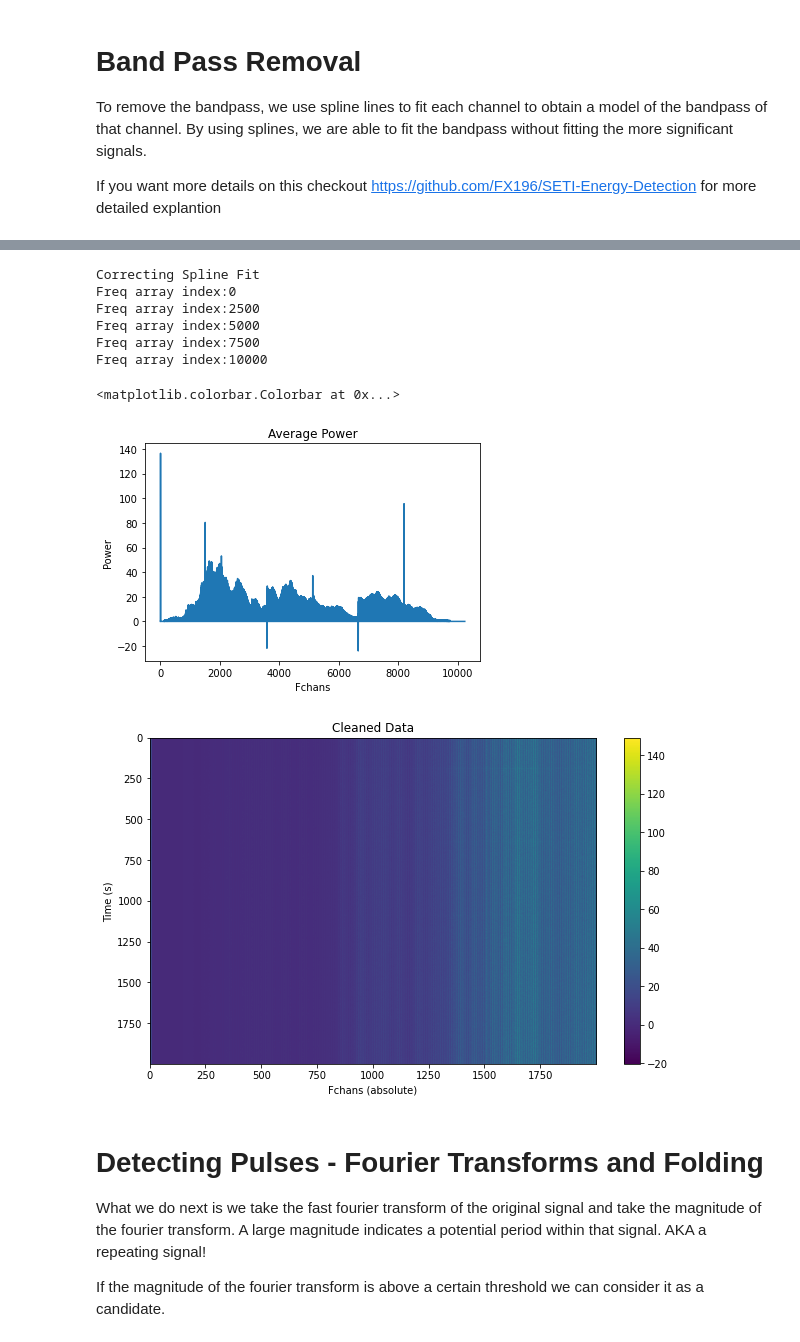
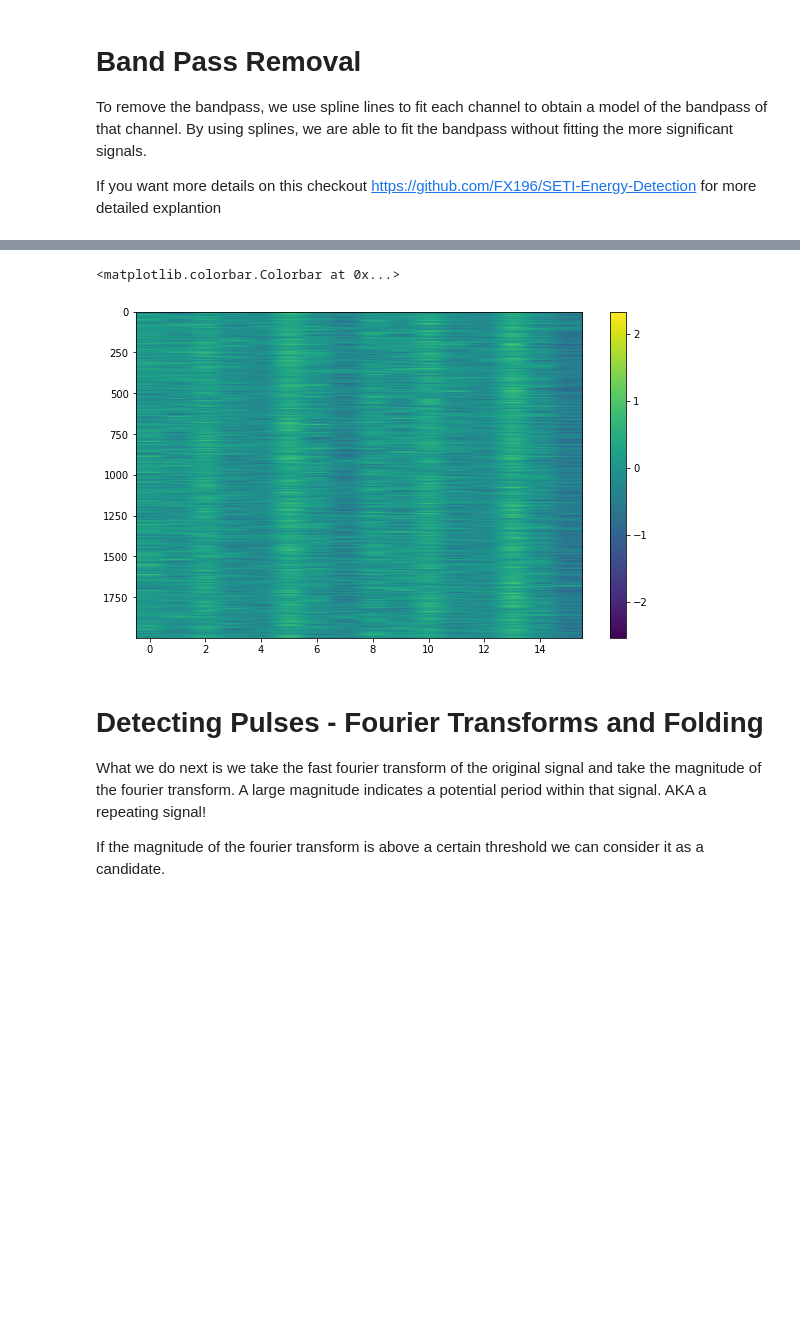
Before and after one commit to PetchMa/Pulsar_Folding, a Jupyter notebook: Pulsar_folding_EXAMPLE.ipynb, the cells around one changed output, grey strips where cells are left out. Drawn from its saved outputs; the diff is of its cells as text; code cells hidden in the pictures; blank space fills up the shorter version.

```diff
--- a/Pulsar_folding_EXAMPLE.ipynb
+++ b/Pulsar_folding_EXAMPLE.ipynb
@@ -123,35 +120,10 @@ Text(0, 0.5, 'Power')
-# %%
-# We now subtract the spline from the original data.
-print("Correcting Spline Fit")
-prepros = np.zeros(data.shape)
-for i in range(data.shape[2]-8):
-  if i%2500==0:
-    print("Freq array index:"+ str(i))
-  prepros[:,0,i]  = data[:,0,i] - ynew[i]
-
-
-plt.figure()
-plt.plot(prepros[:,0,:] .mean(axis = 0))
-plt.title('Average Power')
-plt.xlabel("Fchans")
-plt.ylabel("Power")
-
-fig = plt.figure(figsize=(10, 6))
-plt.imshow(prepros[:2000,0,:2000], aspect='auto')
-plt.title('Cleaned Data')
-plt.xlabel("Fchans (absolute)")
-plt.ylabel("Time (s)")
-plt.colorbar()
-# %% [output]
-Correcting Spline Fit
-Freq array index:0
-Freq array index:2500
-Freq array index:5000
-Freq array index:7500
-Freq array index:10000
-<matplotlib.colorbar.Colorbar at 0x...>
-[figure, removed]
-[figure, removed]
+# %%
+fig = plt.figure(figsize=(10, 6))
+plt.imshow(data_adjust[:2000,0,500:516], aspect='auto')
+plt.colorbar()
+# %% [output]
+<matplotlib.colorbar.Colorbar at 0x...>
+[figure, added]
 # %% [markdown]
 # Detecting Pulses - Fourier Transforms and Folding
 
```
Also changed, not shown: parts of 11 cells of this notebook.
